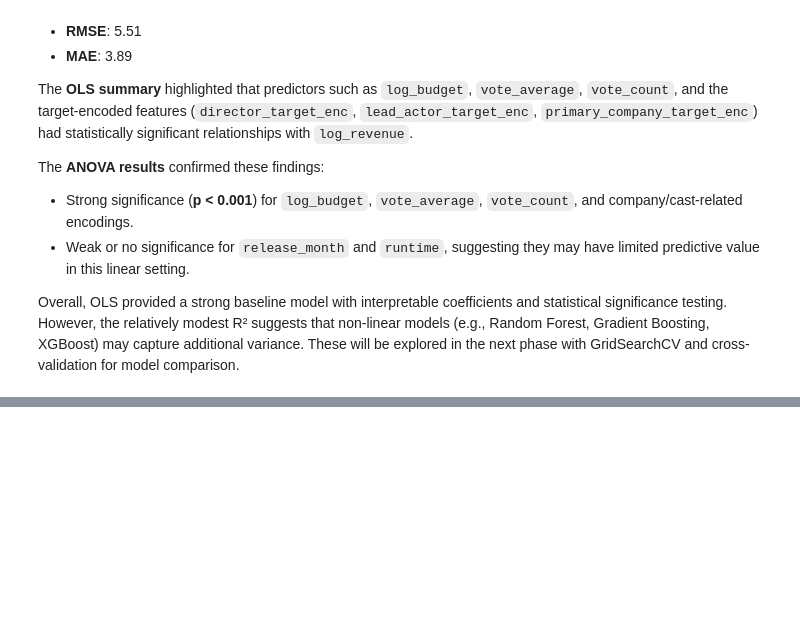
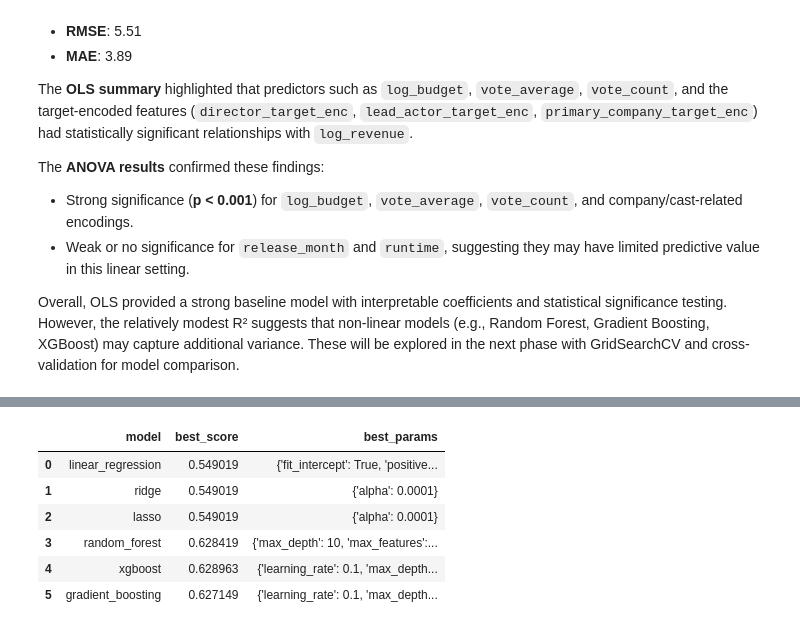
Before and after one commit to J-Kimani/DS, a Jupyter notebook: Projects/Box Office Revenue Prediction/box_office.ipynb, the cells around one changed output, grey strips where cells are left out. Saved outputs shown, nothing was run; the diff lists cells and outputs as text; code cells hidden in the pictures; blank space fills up the shorter version.

Commit message:
find best model

```diff
--- a/Projects/Box Office Revenue Prediction/box_office.ipynb
+++ b/Projects/Box Office Revenue Prediction/box_office.ipynb
@@ -2335,0 +2423,10 @@ GridSearchCV and cross-validation for model comparison.
+# %%
+find_best_using_gridsearchcv(X_train, y_train)
+# %% [output]
+|  | model | best_score | best_params |
+| 0 | linear_regression | 0.549019 | {'fit_intercept': True, 'positive... |
+| 1 | ridge | 0.549019 | {'alpha': 0.0001} |
+| 2 | lasso | 0.549019 | {'alpha': 0.0001} |
+| 3 | random_forest | 0.628419 | {'max_depth': 10, 'max_features':... |
+| 4 | xgboost | 0.628963 | {'learning_rate': 0.1, 'max_depth... |
+| 5 | gradient_boosting | 0.627149 | {'learning_rate': 0.1, 'max_depth... |
```
Also changed, not shown: parts of 6 cells of this notebook, 2 other files.
